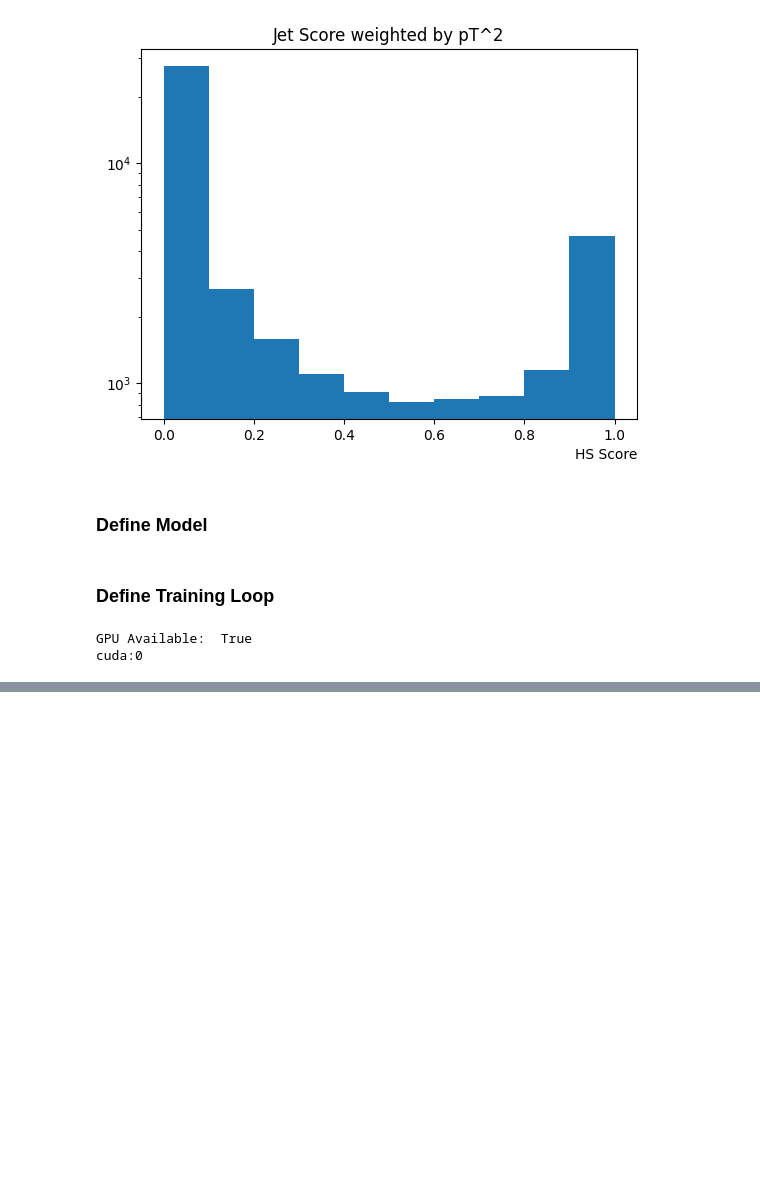
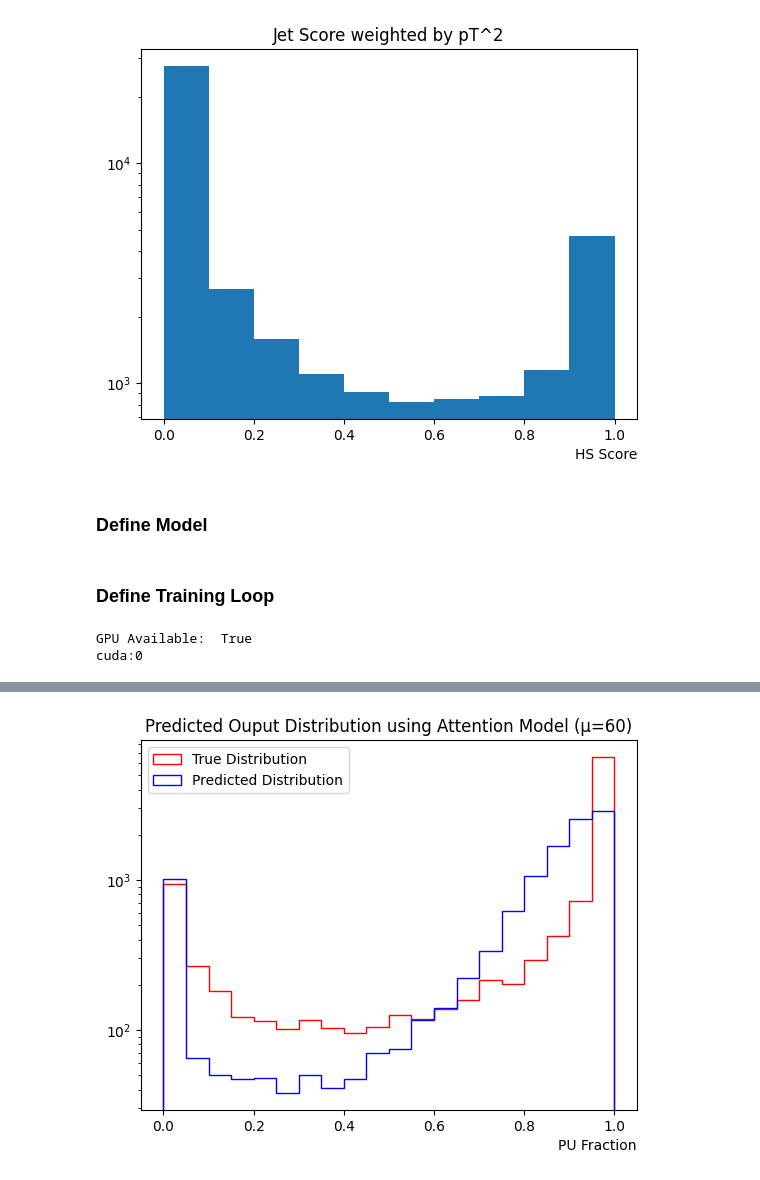
Before and after one commit to LukeV37/Pythia, a Jupyter notebook: Jet_Attention_Model.ipynb, the cells around one changed output, grey strips where cells are left out. Drawn from its saved outputs; the diff is of its cells as text; code cells hidden in the pictures; blank space fills up the shorter version.

```diff
--- a/Jet_Attention_Model.ipynb
+++ b/Jet_Attention_Model.ipynb
@@ -192,0 +255,10 @@ Epoch: 19       Loss: 0.0026
+# %%
+plt.hist(true_labels,histtype='step',color='r',label='True Distribution',bins=20,range=(0,1))
+plt.hist(predicted_labels,histtype='step',color='b',label='Predicted Distribution',bins=20,range=(0,1))
+plt.title("Predicted Ouput Distribution using Attention Model (\u03BC=60)")
+plt.legend()
+plt.yscale('log')
+plt.xlabel('PU Fraction',loc='right')
+plt.show()
+# %% [output]
+[figure, added]
```
Also changed, not shown: parts of 10 cells of this notebook.
